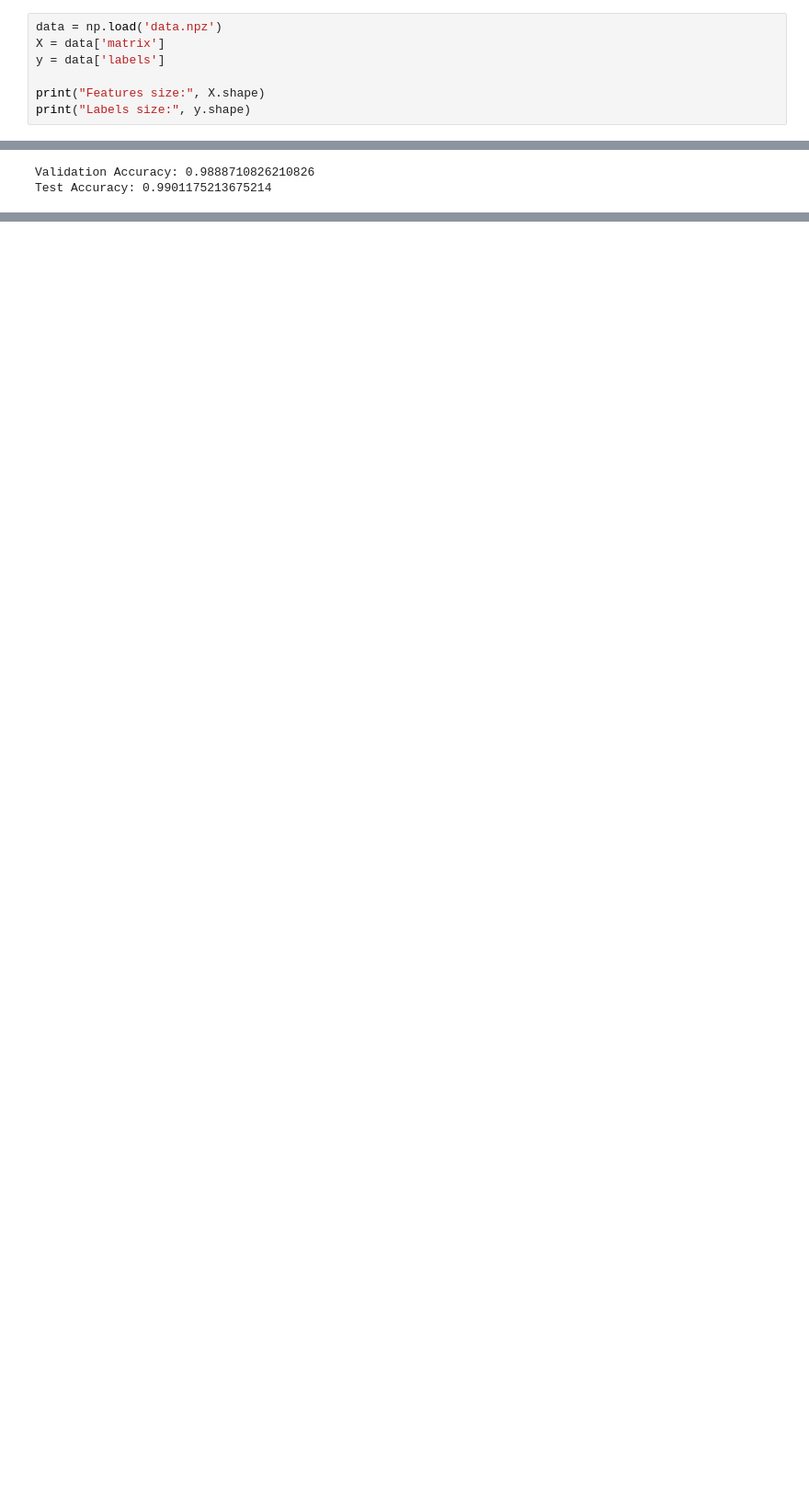
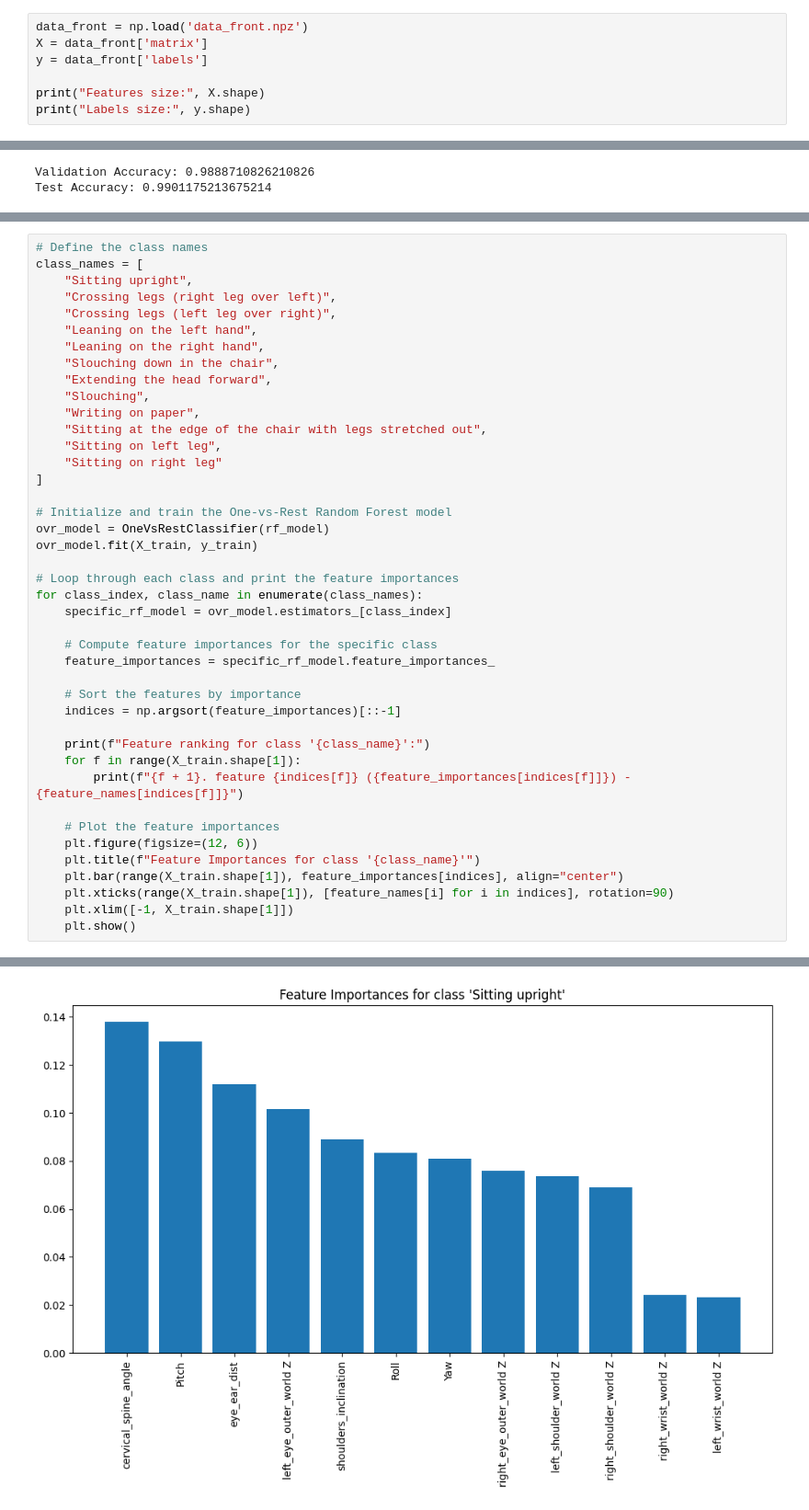
Before and after one commit to FucsikovaTereza/Research_Project, a Jupyter notebook: Random_forest.ipynb, the cells around one changed output, grey strips where cells are left out. Shown at 92% size. Cells and saved outputs as stored; diff of their text form; blank space fills up the shorter version.

```diff
--- a/Random_forest.ipynb
+++ b/Random_forest.ipynb
@@ -32,7 +37,7 @@ Requirement already satisfied: tqdm in /usr/local/lib/python3.10/dist-packages (
 # %%
-data = np.load('data.npz')
-X = data['matrix']
-y = data['labels']
+data_front = np.load('data_front.npz')
+X = data_front['matrix']
+y = data_front['labels']
 
 print("Features size:", X.shape)
 print("Labels size:", y.shape)
@@ -139,3 +144,46 @@ Feature ranking:
 11. feature 7 (0.052772490409709466) - left_wrist_world Z
 12. feature 6 (0.048616959676595996) - right_wrist_world Z
 [figure]
+# %%
+# Define the class names
+class_names = [
+    "Sitting upright",
+    "Crossing legs (right leg over left)",
+    "Crossing legs (left leg over right)",
+    "Leaning on the left hand",
+    "Leaning on the right hand",
+    "Slouching down in the chair",
+    "Extending the head forward",
+    "Slouching",
+    "Writing on paper",
+    "Sitting at the edge of the chair with legs stretched out",
+    "Sitting on left leg",
+    "Sitting on right leg"
+]
+
+# Initialize and train the One-vs-Rest Random Forest model
+ovr_model = OneVsRestClassifier(rf_model)
+ovr_model.fit(X_train, y_train)
+
+# Loop through each class and print the feature importances
+for class_index, class_name in enumerate(class_names):
+    specific_rf_model = ovr_model.estimators_[class_index]
+
+    # Compute feature importances for the specific class
+    feature_importances = specific_rf_model.feature_importances_
+
+    # Sort the features by importance
+    indices = np.argsort(feature_importances)[::-1]
+
+    print(f"Feature ranking for class '{class_name}':")
+    for f in range(X_train.shape[1]):
+        print(f"{f + 1}. feature {indices[f]} ({feature_importances[indices[f]]}) - {feature_names[indices[f]]}")
+
+    # Plot the feature importances
+    plt.figure(figsize=(12, 6))
+    plt.title(f"Feature Importances for class '{class_name}'")
+    plt.bar(range(X_train.shape[1]), feature_importances[indices], align="center")
+    plt.xticks(range(X_train.shape[1]), [feature_names[i] for i in indices], rotation=90)
+    plt.xlim([-1, X_train.shape[1]])
+    plt.show()
+# %% [output]
@@ -141,0 +203 @@ Feature ranking:
+[figure, added]
```
Also changed, not shown: parts of 6 cells of this notebook.
